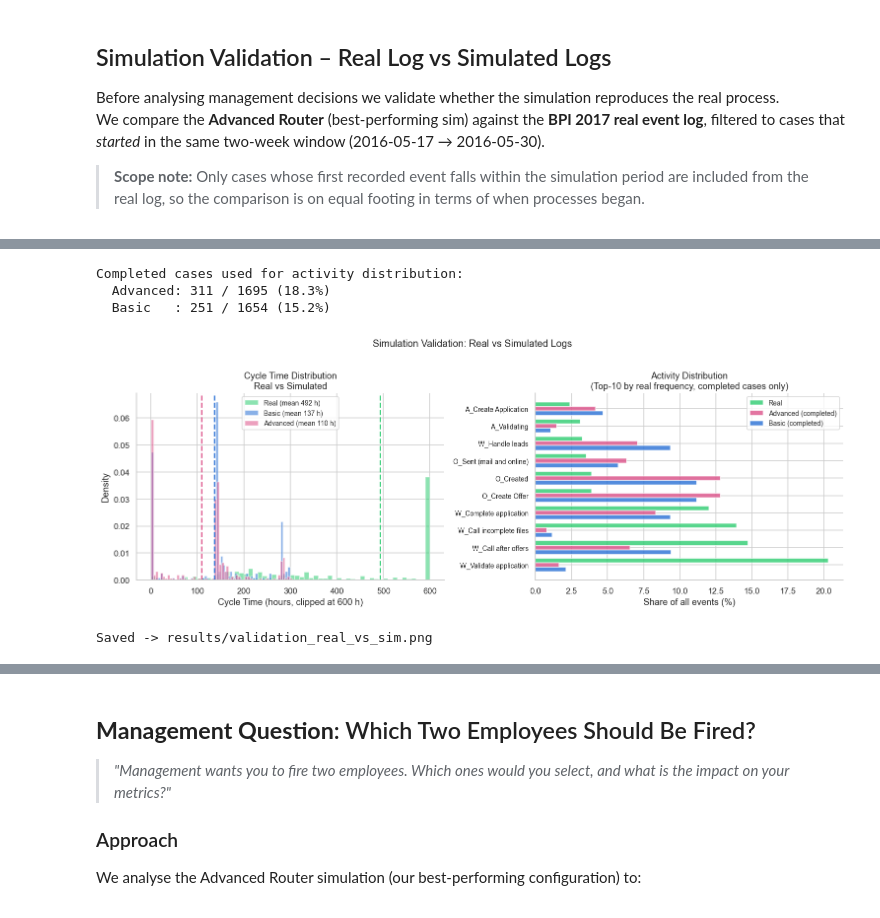
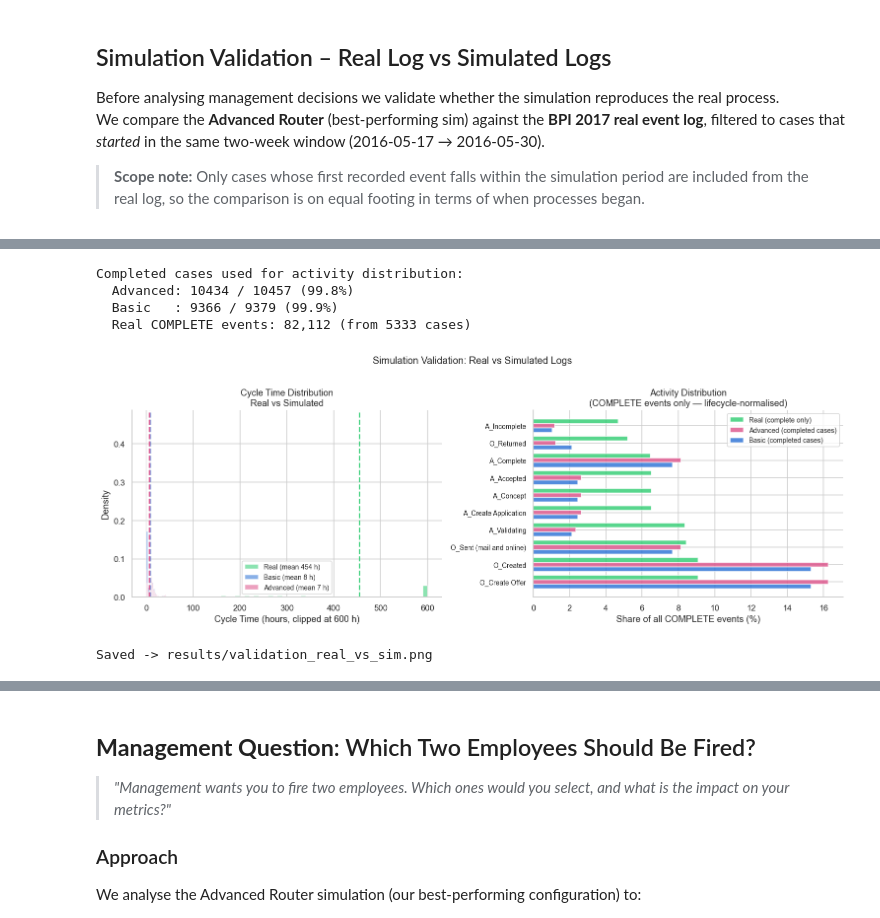
Before and after one commit to mbrieg/bppso-groupwork, a Jupyter notebook: simulation_evaluation/evaluation.ipynb, the cells around one changed output, grey strips where cells are left out. Saved outputs shown, nothing was run; the diff lists cells and outputs as text; code cells hidden in the pictures.

```diff
--- a/simulation_evaluation/evaluation.ipynb
+++ b/simulation_evaluation/evaluation.ipynb
@@ -33,7 +33,7 @@ COLORS = {'basic': "#2870D5", 'advanced': "#DD528A"}
 
 # Simulation period constants
 SIM_START = datetime.date(2016, 5, 17)
-SIM_END   = datetime.date(2016, 5, 30)
+SIM_END   = datetime.date(2016, 8, 4)
 DAY_ZERO  = datetime.date(2016, 1, 1)   # DayId=0 anchor
 
 # Only Workflow activities have explicit start/complete pairs
@@ -598,52 +616,71 @@ ax.set_title('Cycle Time Distribution\nReal vs Simulated')
 ax.legend(fontsize=9)
 ax.spines['top'].set_visible(False); ax.spines['right'].set_visible(False)
 
-# Panel 2: Activity share comparison (top-10 activities)
-# Filter simulated logs to completed cases (> 2 events) to exclude right-censored
-# cases that were spawned near the end of the simulation window and never progressed.
-# 84.7% of Advanced cases have only 2 events (A_Create Application + first step);
-# including them artificially inflates A_Create Application to ~21% vs ~2% in reality.
+# Panel 2: Activity share comparison (COMPLETE events only, completed cases)
+# -----------------------------------------------------------------------
+# W_ activities in the real log each generate many extra lifecycle events
+# (schedule, start, suspend, resume, ate_abort, complete) that the simulation
+# does not model — only start+complete are logged in the simulation.
+# Comparing raw event counts is therefore misleading: the real log shows
+# W_Validate application 209k times (all lifecycles) vs 15.8k COMPLETE events.
+# We normalise both sides to COMPLETE lifecycle events for a fair comparison.
+# -----------------------------------------------------------------------
+
+# Filter real log to COMPLETE events only
+real_complete = real_log[real_log['lifecycle:transition'].str.lower() == 'complete'].copy() \
+    if 'lifecycle:transition' in real_log.columns else real_log.copy()
+
+# Filter simulated logs to completed cases (> 2 events) and COMPLETE lifecycle only
 adv_case_len   = advanced_log.groupby('case:concept:name').size()
 basic_case_len = basic_log.groupby('case:concept:name').size()
-adv_completed  = advanced_log[advanced_log['case:concept:name'].isin(adv_case_len[adv_case_len > 2].index)]
-basic_completed = basic_log[basic_log['case:concept:name'].isin(basic_case_len[basic_case_len > 2].index)]
+adv_completed  = advanced_log[
+    advanced_log['case:concept:name'].isin(adv_case_len[adv_case_len > 2].index) &
+    (advanced_log['lifecycle:transition'] == 'complete')
+]
+basic_completed = basic_log[
+    basic_log['case:concept:name'].isin(basic_case_len[basic_case_len > 2].index) &
+    (basic_log['lifecycle:transition'] == 'complete')
+]
 
 n_adv_comp   = adv_case_len[adv_case_len > 2].shape[0]
 n_basic_comp = basic_case_len[basic_case_len > 2].shape[0]
 print(f"Completed cases used for activity distribution:")
 print(f"  Advanced: {n_adv_comp} / {len(adv_case_len)} ({n_adv_comp/len(adv_case_len)*100:.1f}%)")
 print(f"  Basic   : {n_basic_comp} / {len(basic_case_len)} ({n_basic_comp/len(basic_case_len)*100:.1f}%)")
+print(f"  Real COMPLETE events: {len(real_complete):,} (from {real_log['case:concept:name'].nunique()} cases)")
 
 ax2 = axes[1]
-top_acts = (real_log['concept:name'].value_counts(normalize=True) * 100).head(10).index.tolist()
+# Top-10 activities ranked by real COMPLETE frequency
+top_acts = (real_complete['concept:name'].value_counts(normalize=True) * 100).head(10).index.tolist()
 
-real_shares  = real_log['concept:name'].value_counts(normalize=True) * 100
+real_shares  = real_complete['concept:name'].value_counts(normalize=True) * 100
 basic_shares = basic_completed['concept:name'].value_counts(normalize=True) * 100
 adv_shares   = adv_completed['concept:name'].value_counts(normalize=True) * 100
 
 x = np.arange(len(top_acts))
 w = 0.26
-ax2.barh(x + w,   [real_shares.get(a, 0)  for a in top_acts], w, color=REAL_COLOR,          alpha=0.8, label='Real')
-ax2.barh(x,       [adv_shares.get(a, 0)   for a in top_acts], w, color=COLORS['advanced'],   alpha=0.8, label='Advanced (completed)')
-ax2.barh(x - w,   [basic_shares.get(a, 0) for a in top_acts], w, color=COLORS['basic'],      alpha=0.8, label='Basic (completed)')
+ax2.barh(x + w,   [real_shares.get(a, 0)  for a in top_acts], w, color=REAL_COLOR,          alpha=0.8, label='Real (complete only)')
+ax2.barh(x,       [adv_shares.get(a, 0)   for a in top_acts], w, color=COLORS['advanced'],   alpha=0.8, label='Advanced (completed cases)')
+ax2.barh(x - w,   [basic_shares.get(a, 0) for a in top_acts], w, color=COLORS['basic'],      alpha=0.8, label='Basic (completed cases)')
 
 ax2.set_yticks(x)
 ax2.set_yticklabels(top_acts, fontsize=9)
-ax2.set_xlabel('Share of all events (%)')
-ax2.set_title('Activity Distribution\n(Top-10 by real frequency, completed cases only)')
+ax2.set_xlabel('Share of all COMPLETE events (%)')
+ax2.set_title('Activity Distribution\n(COMPLETE events only — lifecycle-normalised)')
 ax2.legend(fontsize=9)
 ax2.spines['top'].set_visible(False); ax2.spines['right'].set_visible(False)
 
 plt.suptitle('Simulation Validation: Real vs Simulated Logs', fontsize=13, y=1.02)
 plt.tight_layout()
 plt.savefig(RESULTS_DIR / 'validation_real_vs_sim.png', bbox_inches='tight')
 plt.show()
 print('Saved -> results/validation_real_vs_sim.png')
 # %% [output]
 Completed cases used for activity distribution:
-  Advanced: 311 / 1695 (18.3%)
-  Basic   : 251 / 1654 (15.2%)
+  Advanced: 10434 / 10457 (99.8%)
+  Basic   : 9366 / 9379 (99.9%)
+  Real COMPLETE events: 82,112 (from 5333 cases)
-[figure, old version]
+[figure, new version]
 Saved -> results/validation_real_vs_sim.png
 # %% [markdown]
 ### Validation Findings
```
Also changed, not shown: parts of 19 cells of this notebook, 21 other files.
